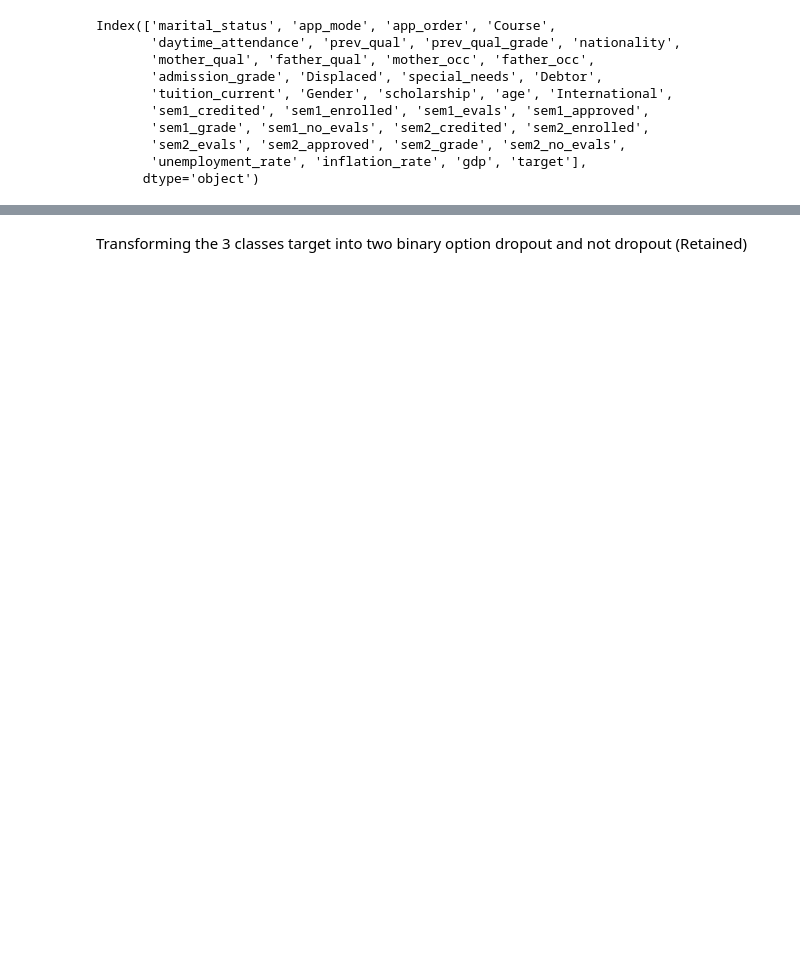
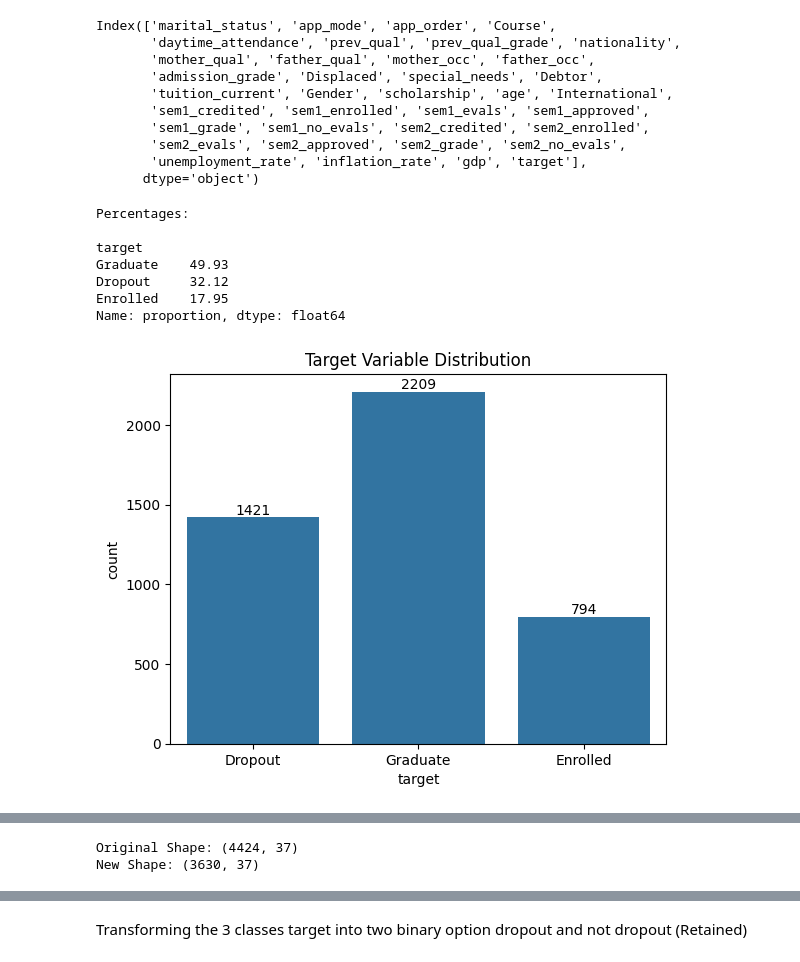
Before and after one commit to abdulmm44/Student_dropout_prediction, a Jupyter notebook: Student_dropout_(37).ipynb, the cells around one changed output, grey strips where cells are left out. Saved outputs shown, nothing was run; the diff lists cells and outputs as text; code cells hidden in the pictures; blank space fills up the shorter version.

```diff
--- a/Student_dropout_(37).ipynb
+++ b/Student_dropout_(37).ipynb
@@ -217,6 +231,30 @@ Index(['marital_status', 'app_mode', 'app_order', 'Course',
        'sem2_evals', 'sem2_approved', 'sem2_grade', 'sem2_no_evals',
        'unemployment_rate', 'inflation_rate', 'gdp', 'target'],
       dtype='object')
+# %%
+# Target variable analysis - Target Distribution
+df['target'].value_counts()
+
+print("\nPercentages:\n")
+print(round(df["target"].value_counts(normalize=True)*100,2), "\n\n")
+
+ax = sns.countplot(x='target',data=df)
+plt.title('Target Variable Distribution')
+
+# Add count labels on top of each bar
+for p in ax.patches:
+    ax.annotate(f'{int(p.get_height())}', (p.get_x() + p.get_width() / 2., p.get_height()),
+                ha='center', va='center', xytext=(0, 5), textcoords='offset points')
+plt.show()
+# %% [output]
+Percentages:
+
+target
+Graduate    49.93
+Dropout     32.12
+Enrolled    17.95
+Name: proportion, dtype: float64
+[figure, added]
 # %%
 df
 # %% [output]
@@ -233,3 +271,13 @@ df
 | 4422 | 1 | 1 | 1 | 9147 | 1 | 1 | 180.0 | ... |
 | 4423 | 1 | 10 | 1 | 9773 | 1 | 1 | 152.0 | ... |
 4424 rows × 37 columns
+# %%
+# Remove students with unresolved outcomes [Enrolled]
+
+df_model = df[df["target"] != "Enrolled"].copy()
+
+print(f"Original Shape: {df.shape}")
+print(f"New Shape: {df_model.shape}")
+# %% [output]
+Original Shape: (4424, 37)
+New Shape: (3630, 37)
```
Also changed, not shown: parts of 32 cells of this notebook.
